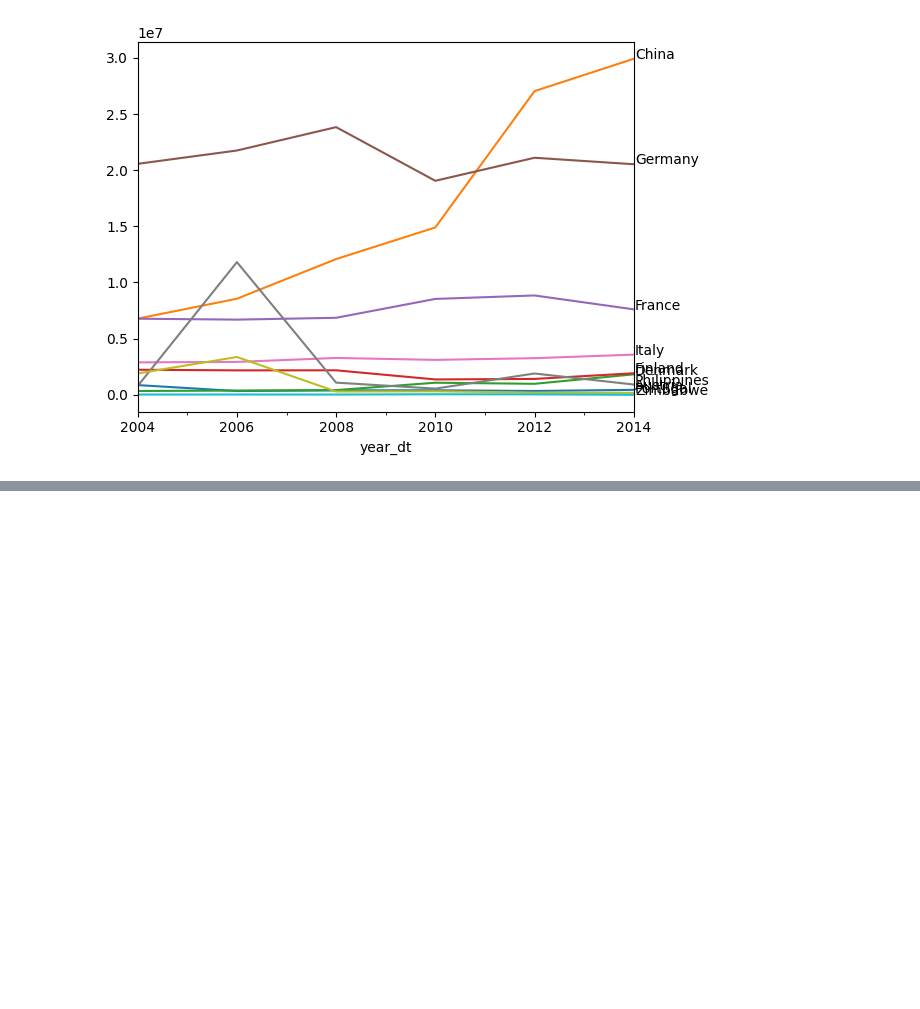
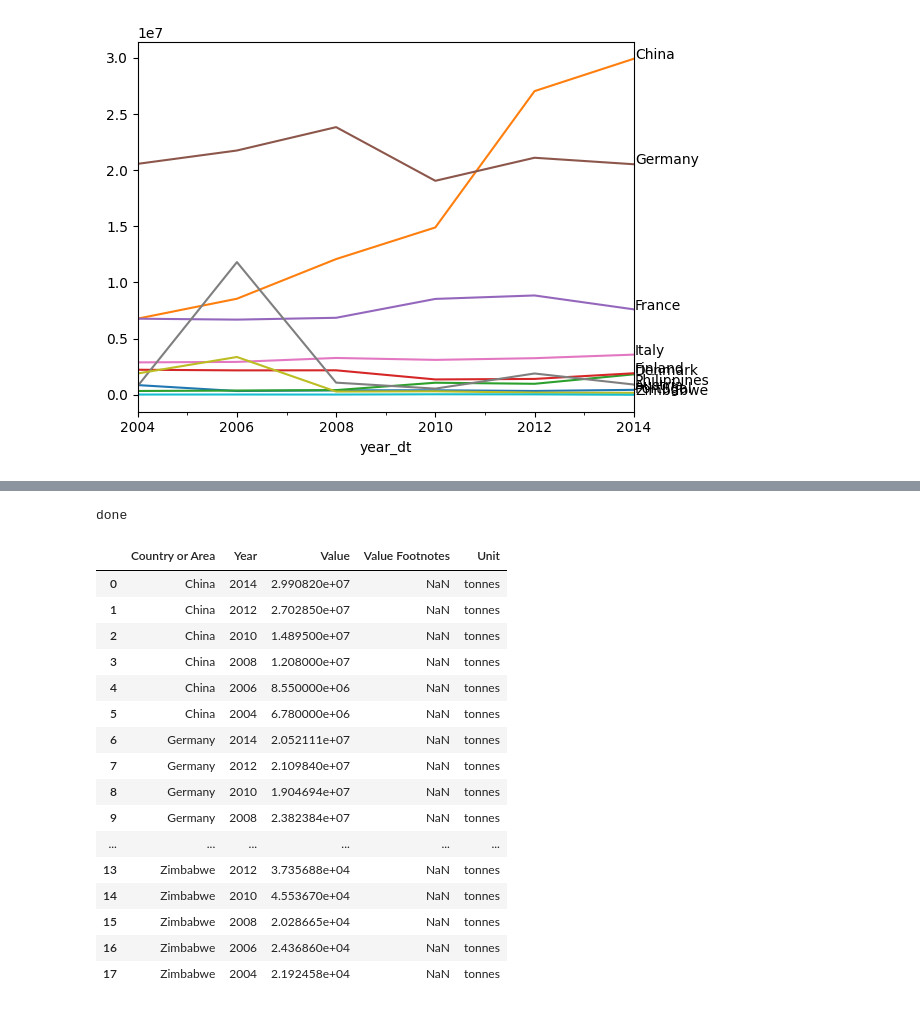
Before and after one commit to ZHONGHOIHUNG/data2, a Jupyter notebook: data_introduction/assessment presentation.ipynb, the cells around one changed output, grey strips where cells are left out. Cells and saved outputs as stored; diff of their text form; code cells hidden in the pictures; blank space fills up the shorter version.

```diff
--- a/data_introduction/assessment presentation.ipynb
+++ b/data_introduction/assessment presentation.ipynb
@@ -60,0 +115,33 @@ for country, df in penalty_data.set_index("year_dt").groupby("Country or Area"):
+# %%
+import matplotlib
+import matplotlib.pyplot as plt
+import numpy as np
+import pandas as pd
+import os
+from datetime import datetime
+%matplotlib inline
+filepath = "3.csv"
+
+
+penalty_data = pd.read_csv(filepath)
+print("done")
+penalty_data.head(18)
+# %% [output]
+done
+|  | Country or Area | Year | Value | Value Footnotes | Unit |
+| 0 | China | 2014 | 2.990820e+07 | NaN | tonnes |
+| 1 | China | 2012 | 2.702850e+07 | NaN | tonnes |
+| 2 | China | 2010 | 1.489500e+07 | NaN | tonnes |
+| 3 | China | 2008 | 1.208000e+07 | NaN | tonnes |
+| 4 | China | 2006 | 8.550000e+06 | NaN | tonnes |
+| 5 | China | 2004 | 6.780000e+06 | NaN | tonnes |
+| 6 | Germany | 2014 | 2.052111e+07 | NaN | tonnes |
+| 7 | Germany | 2012 | 2.109840e+07 | NaN | tonnes |
+| 8 | Germany | 2010 | 1.904694e+07 | NaN | tonnes |
+| 9 | Germany | 2008 | 2.382384e+07 | NaN | tonnes |
+| ... | ... | ... | ... | ... | ... |
+| 13 | Zimbabwe | 2012 | 3.735688e+04 | NaN | tonnes |
+| 14 | Zimbabwe | 2010 | 4.553670e+04 | NaN | tonnes |
+| 15 | Zimbabwe | 2008 | 2.028665e+04 | NaN | tonnes |
+| 16 | Zimbabwe | 2006 | 2.436860e+04 | NaN | tonnes |
+| 17 | Zimbabwe | 2004 | 2.192458e+04 | NaN | tonnes |
```
Also changed, not shown: parts of 4 cells of this notebook.
